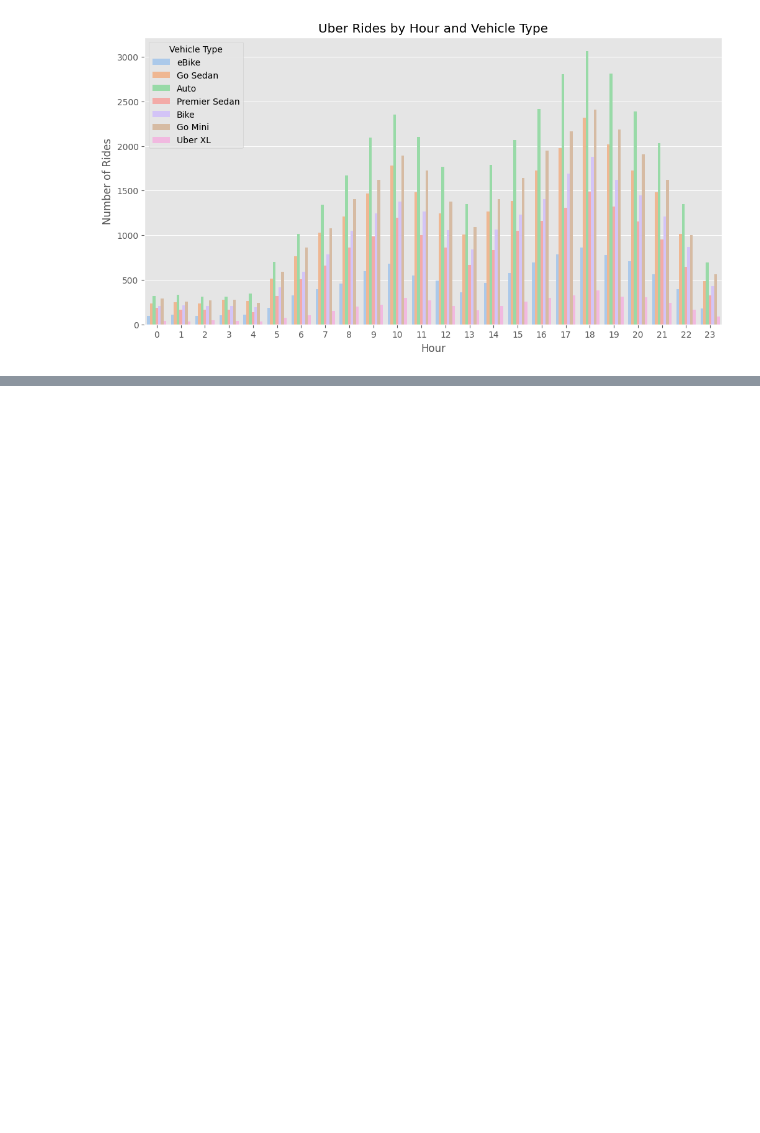
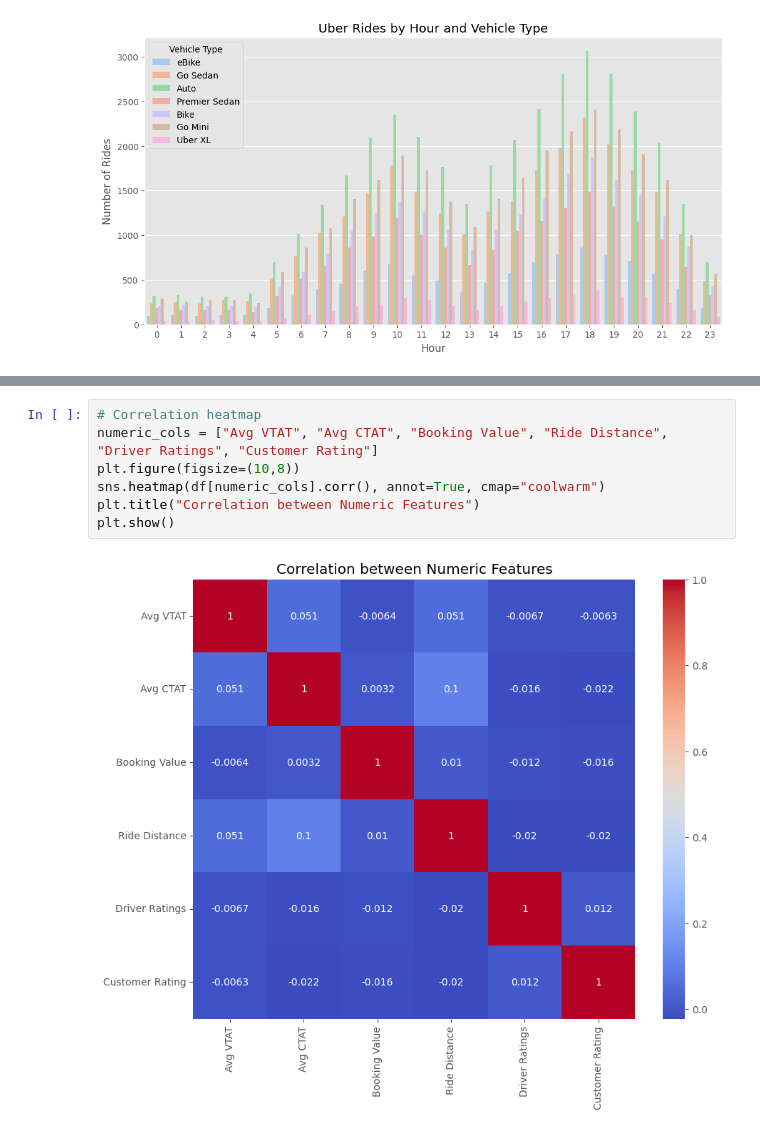
Before and after one commit to EZZY619/kaggle-notebooks-portfolio, a Jupyter notebook: uberdataset.ipynb, the cells around one changed output, grey strips where cells are left out. Saved outputs shown, nothing was run; the diff lists cells and outputs as text; blank space fills up the shorter version.

```diff
--- a/uberdataset.ipynb
+++ b/uberdataset.ipynb
@@ -291,0 +318,9 @@ plt.show()
+# %%
+# Correlation heatmap
+numeric_cols = ["Avg VTAT", "Avg CTAT", "Booking Value", "Ride Distance", "Driver Ratings", "Customer Rating"]
+plt.figure(figsize=(10,8))
+sns.heatmap(df[numeric_cols].corr(), annot=True, cmap="coolwarm")
+plt.title("Correlation between Numeric Features")
+plt.show()
+# %% [output]
+[figure, added]
```
Also changed, not shown: parts of 1 cell of this notebook.
